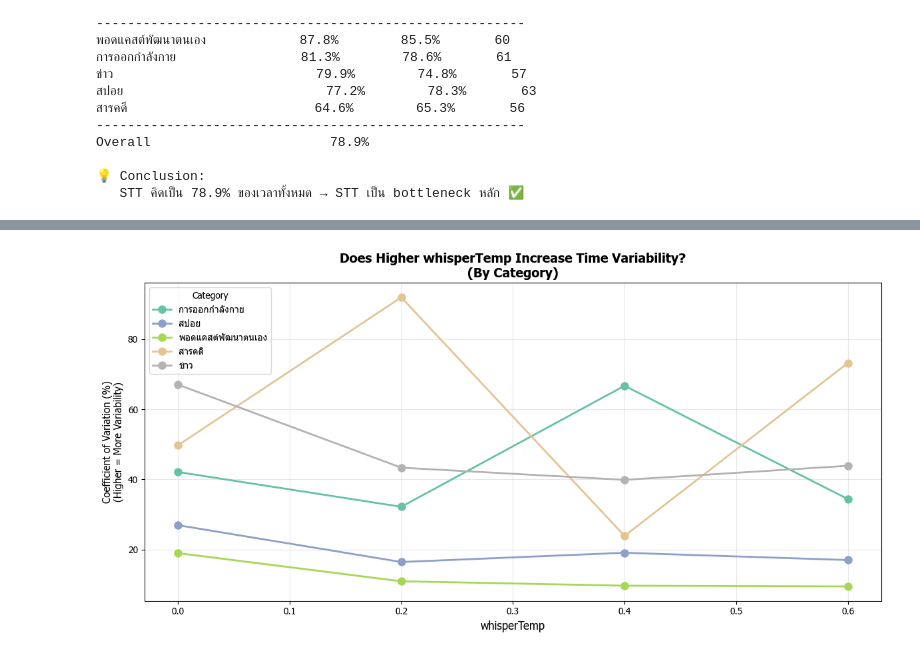
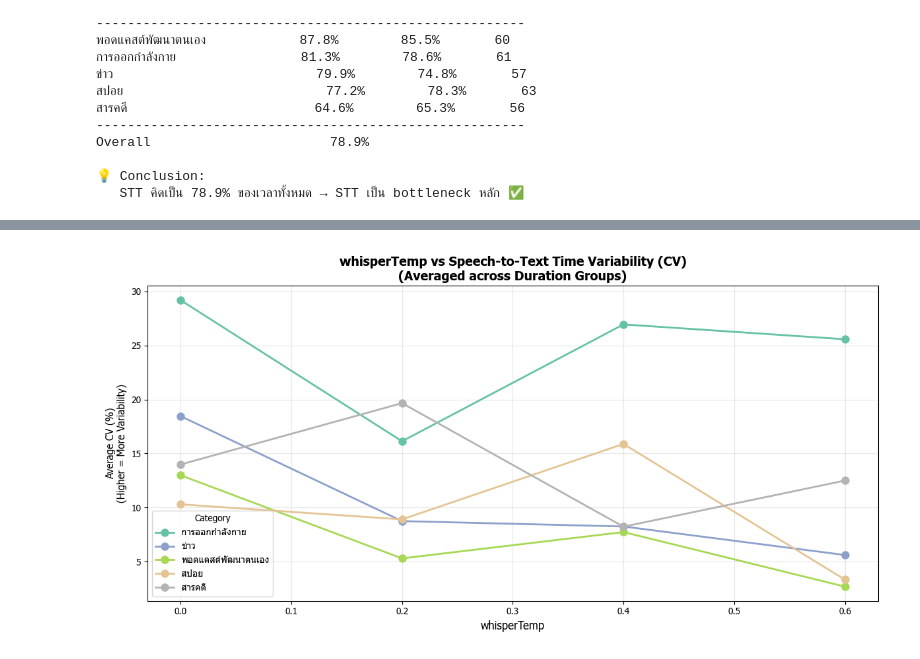
Before and after one commit to LLM-Summarization-Project/Analysis, a Jupyter notebook: stats.ipynb, the cells around one changed output, grey strips where cells are left out. Saved outputs shown, nothing was run; the diff lists cells and outputs as text; code cells hidden in the pictures.

```diff
--- a/stats.ipynb
+++ b/stats.ipynb
@@ -352,15 +404,0 @@ Name: is_faster, dtype: float64
-# %%
-import pandas as pd
-import numpy as np
-
-df = df_merged.copy()
-
-# จัดกลุ่ม duration (≈ 5,10,15,20,25 นาที)
-df["duration_group"] = (
-    df["durationSec"] / 300
-).round().astype(int) * 300
-
-# normalize: เวลา STT ต่อ 1,000 คำ
-df["stt_time_per_1k_word"] = (
-    df["timeSpeechtoTextSec"] / df["transcriptWord"] * 1000
-)
@@ -698,8 +693,4 @@ Overall                       78.9%
 # %%
-# ===========================================
-# whisperTemp vs Variability แยกตาม Category
-# ===========================================
-
 import pandas as pd
 import numpy as np
 import matplotlib.pyplot as plt
@@ -707,50 +698,78 @@ from scipy.stats import spearmanr
 
 plt.rcParams['font.family'] = 'Tahoma'
 
-df_clean = df[df['transcriptWord'] >= 100]
+df_clean = df[df['transcriptWord'] >= 100].copy()
 
-# คำนวณ CV สำหรับแต่ละ (Category, whisperTemp)
-variability = df_clean.groupby(["Category", "whisperTemp"])["time_per_1k_word"].agg(['mean', 'std', 'count'])
-variability['cv'] = variability['std'] / variability['mean'] * 100
-variability = variability.reset_index()
+# เปลี่ยนเป็นใช้ timeSpeechtoTextSec แทน timeTotal
+df_clean["stt_time_per_1k_word"] = df_clean["timeSpeechtoTextSec"] / df_clean["transcriptWord"] * 1000
+
+# คำนวณ CV ภายในแต่ละ (Category, whisperTemp, duration_group)
+variability_by_dur = (
+    df_clean
+    .groupby(["Category", "whisperTemp", "duration_group"])["stt_time_per_1k_word"]  # ← เปลี่ยนตรงนี้
+    .agg(['mean', 'std', 'count'])
+    .reset_index()
+)
+
+# คำนวณ CV สำหรับแต่ละ duration_group
+variability_by_dur['cv'] = variability_by_dur['std'] / variability_by_dur['mean'] * 100
+
+# กรองเฉพาะ group ที่มีข้อมูล >= 2 เพื่อให้ std มีความหมาย
+variability_by_dur = variability_by_dur[variability_by_dur['count'] >= 2]
+
+print("=== CV of STT Time per 1k Word (by Category, Temp, Duration) ===")
+print(variability_by_dur.head(15))
+
+# เฉลี่ย CV ข้าม duration_group
+avg_cv = (
+    variability_by_dur
+    .groupby(["Category", "whisperTemp"])["cv"]
+    .mean()
+    .reset_index()
+    .rename(columns={"cv": "avg_cv"})
+)
+
+print("\n=== Average CV (across duration groups) ===")
+print(avg_cv)
 
 # ===========================================
 # Visualization: Line Plot แยกตาม Category
 # ===========================================
 fig, ax = plt.subplots(figsize=(12, 6))
 
-categories = df_clean['Category'].unique()
+categories = avg_cv['Category'].unique()
 colors = plt.cm.Set2(np.linspace(0, 1, len(categories)))
 
 for i, cat in enumerate(categories):
-    cat_data = variability[variability['Category'] == cat]
-    ax.plot(cat_data['whisperTemp'], cat_data['cv'],
+    cat_data = avg_cv[avg_cv['Category'] == cat].sort_values('whisperTemp')
+    ax.plot(cat_data['whisperTemp'], cat_data['avg_cv'],
             marker='o', linewidth=2, markersize=8,
             label=cat, color=colors[i])
 
 ax.set_xlabel('whisperTemp', fontsize=12)
-ax.set_ylabel('Coefficient of Variation (%)\n(Higher = More Variability)', fontsize=11)
-ax.set_title('Does Higher whisperTemp Increase Time Variability?\n(By Category)', fontsize=14, fontweight='bold')
+ax.set_ylabel('Average CV (%)\n(Higher = More Variability)', fontsize=11)
+ax.set_title('whisperTemp vs Speech-to-Text Time Variability (CV)\n(Averaged across Duration Groups)',
+             fontsize=14, fontweight='bold')
 ax.legend(title='Category', loc='best')
 ax.grid(True, alpha=0.3)
 
 plt.tight_layout()
-plt.savefig('whisper_temp_variability_by_category.png', dpi=150, bbox_inches='tight')
+plt.savefig('whisper_temp_stt_variability.png', dpi=150, bbox_inches='tight')
 plt.show()
 
 # ===========================================
-# สรุป Spearman Correlation แยกตาม Category
+# Spearman Correlation แยกตาม Category
 # ===========================================
 print("\n" + "=" * 60)
-print("📊 Spearman: whisperTemp vs CV (แยกตาม Category)")
+print("📊 Spearman: whisperTemp vs STT Time CV (ควบคุม Duration แล้ว)")
 print("=" * 60)
 print(f"\n{'Category':<25} {'rho':<10} {'p-value':<10} {'Result'}")
 print("-" * 65)
 
 for cat in categories:
-    cat_data = variability[variability['Category'] == cat]
+    cat_data = avg_cv[avg_cv['Category'] == cat]
     if len(cat_data) >= 3:
-        rho, p = spearmanr(cat_data['whisperTemp'], cat_data['cv'])
+        rho, p = spearmanr(cat_data['whisperTemp'], cat_data['avg_cv'])
         if rho > 0.3:
             result = "↑temp = ↑ผันผวน ⚠️"
         elif rho < -0.3:
@@ -762 +798 @@ for cat in categories:
-[figure, old version]
+[figure, new version]
```
Also changed, not shown: parts of 19 cells of this notebook, 7 other files.
